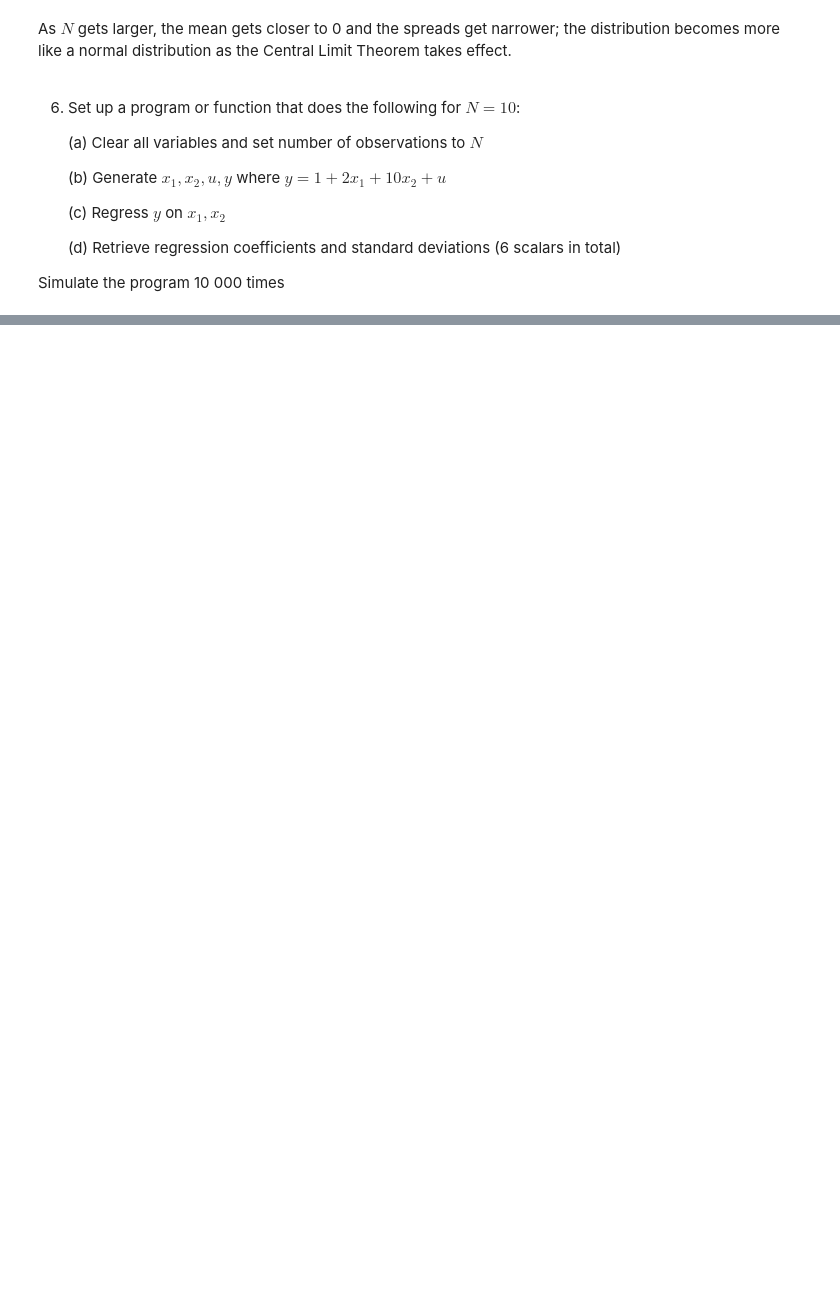
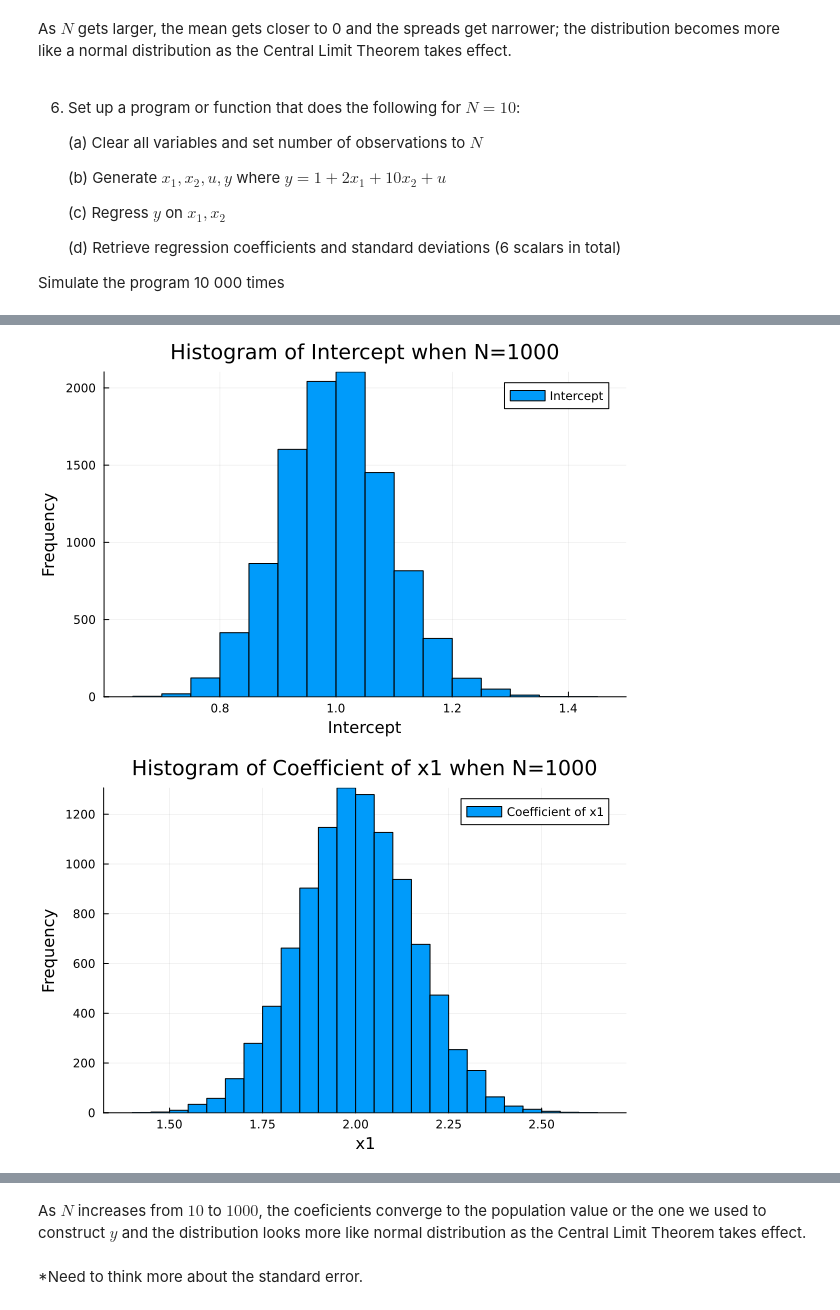
Before and after one commit to liminglin98/ScPo_M1_Econometrics2, a Jupyter notebook: HW4/PS4_P1_LLM.ipynb, the cells around one changed output, grey strips where cells are left out. Drawn from its saved outputs; the diff is of its cells as text; code cells hidden in the pictures; blank space fills up the shorter version.

```diff
--- a/HW4/PS4_P1_LLM.ipynb
+++ b/HW4/PS4_P1_LLM.ipynb
@@ -224,0 +290,16 @@ Simulate the program 10 000 times
+# %%
+# Run the function for 10000 times with N=1000
+coef_vals = zeros(num_params, n)
+se_vals = zeros(num_params, n)
+for i in 1:n
+    coef_vals[:, i], se_vals[:, i] = f(1000)
+end
+intercept_coef = coef_vals[1, :]
+x1_coef = coef_vals[2, :]
+x2_coef = coef_vals[3, :]
+
+intercept_se = se_vals[1, :]
+x1_se = se_vals[2, :]
+x2_se = se_vals[3, :]
+df_sim2 = DataFrame(intercept_coef = intercept_coef, x1_coef = x1_coef, x2_coef = x2_coef, intercept_se = intercept_se, x1_se = x1_se, x2_se = x2_se)
+first(df_sim2, 5)
@@ -224,0 +315,12 @@ Simulate the program 10 000 times
+# %%
+# For N=1000 Summarize the coefficients and plot historgrams
+coef_summary2 = describe(select(df_sim2, [:intercept_coef, :x1_coef, :x2_coef]))
+hist_sim2_intercept=histogram(df_sim2.intercept_coef, bins=30, title="Histogram of Intercept when N=1000", xlabel="Intercept", ylabel="Frequency", label="Intercept")
+hist_sim2_x1=histogram(df_sim2.x1_coef, bins=30, title="Histogram of Coefficient of x1 when N=1000", xlabel="x1", ylabel="Frequency", label="Coefficient of x1")
+hist_sim2_x2=histogram(df_sim2.x2_coef, bins=30, title="Histogram of Coefficient of x2 when N=1000", xlabel="x2", ylabel="Frequency", label="Coefficient of x2")
+display(hist_sim2_intercept)
+display(hist_sim2_x1)
+display(hist_sim2_x2)
+# %% [output]
+[figure, added]
+[figure, added]
@@ -224,0 +328,4 @@ Simulate the program 10 000 times
+# %% [markdown]
+As $N$ increases from $10$ to $1000$, the coeficients converge to the population value or the one we used to construct $y$ and the distribution looks more like normal distribution as the Central Limit Theorem takes effect.
+# %% [markdown]
+*Need to think more about the standard error.
```
Also changed, not shown: parts of 34 cells of this notebook.
